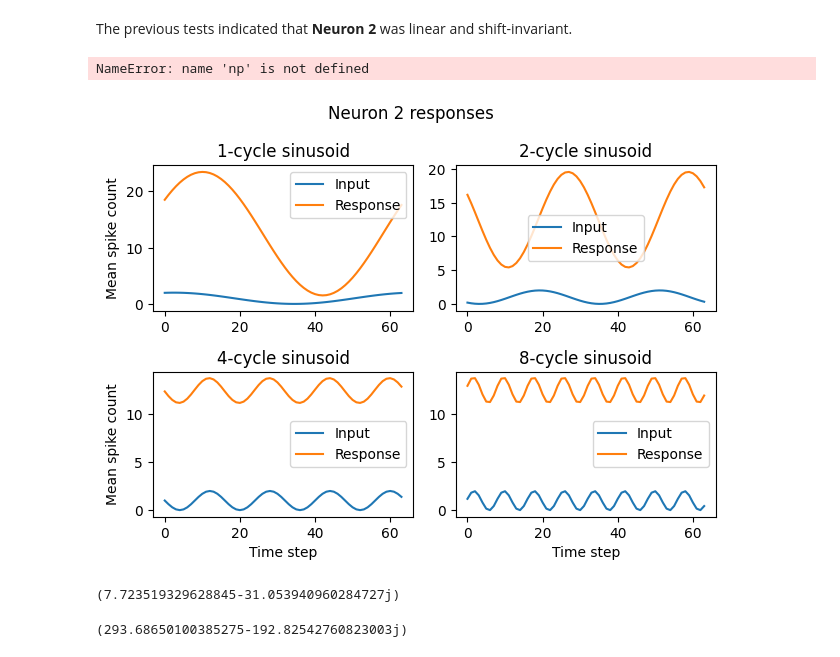
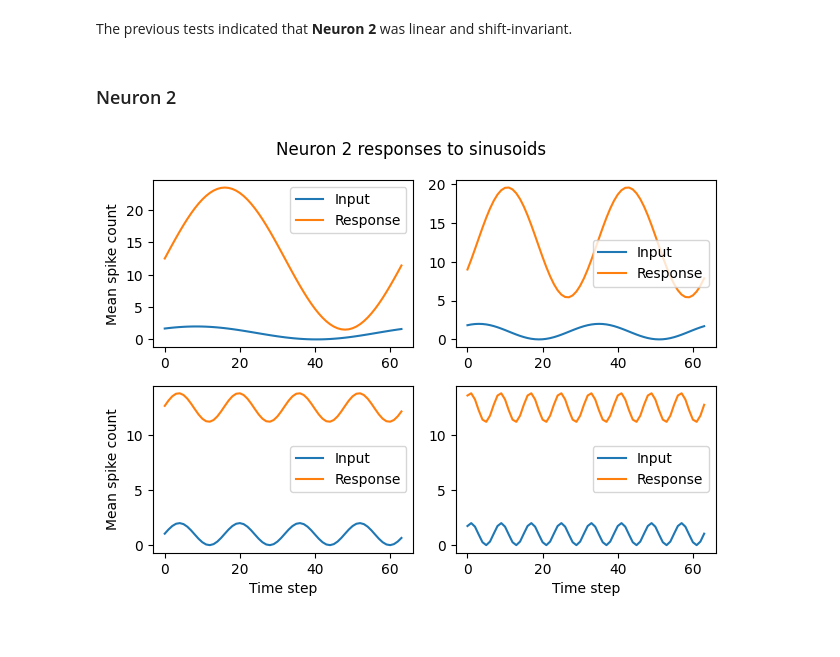
Before and after one commit to lukearend/math-tools, a Jupyter notebook: homework/hw3/HW3_Q1_Arend.ipynb, the cells around one changed output. Cells and saved outputs as stored; diff of their text form; code cells hidden in the pictures.

```diff
--- a/homework/hw3/HW3_Q1_Arend.ipynb
+++ b/homework/hw3/HW3_Q1_Arend.ipynb
@@ -170,33 +193,11 @@ If the previous tests succeeded, examine the response of the system to sinusoids
 # %% [markdown]
 The previous tests indicated that **Neuron 2** was linear and shift-invariant.
-# %%
-s = np.arange(64) / 64
-ncycles = [1, 2, 4, 8]
-randphase = 2 * np.pi * np.random.rand(4)
-sinusoids = np.array([np.sin(n * 2 * np.pi * s + phase)
-                      for n, phase in zip(ncycles, randphase)])
-responses = [neuron2(x) for x in 1 + sinusoids]
-
-def plot_responses(system, inputs, titles):
-    """ Plot up to four inputs and the corresponding system responses. """
-    fig, axs = plt.subplots(2, 2)
-    for i, signal in enumerate(inputs):
-        plt.sca(axs.flat[i])
-        plt.title(titles[i])
-        sns.lineplot(signal, label='Input')
-        sns.lineplot(system(signal), label='Response')
-        plt.legend()
-        if i % 2 == 0:
-            plt.ylabel('Mean spike count')
-        if i >= 2:
-            plt.xlabel('Time step')
-    plt.tight_layout()
-# %% [output]
-NameError: name 'np' is not defined
+# %% [markdown]
+### Neuron 2
 # %%
-titles = [f'{n}-cycle sinusoid' for n in ncycles]
-plot_responses(neuron2, 1 + sinusoids, titles=titles)
-plt.suptitle(f'Neuron 2 responses')
+responses = [neuron2(s) for s in sinusoids]
+plot_responses(sinusoids, responses)
+plt.suptitle(f'Neuron 2 responses to sinusoids')
 plt.tight_layout()
 # %% [output]
-[figure, old version]
+[figure, new version]
@@ -209,8 +203,0 @@ v = np.sin(s) - 1j * np.cos(s)
-# %%
-x @ v
-# %% [output]
-(7.723519329628845-31.053940960284727j)
-# %%
-y @ v
-# %% [output]
-(293.68650100385275-192.82542760823003j)
```
Also changed, not shown: parts of 19 cells of this notebook, 4 other files.
